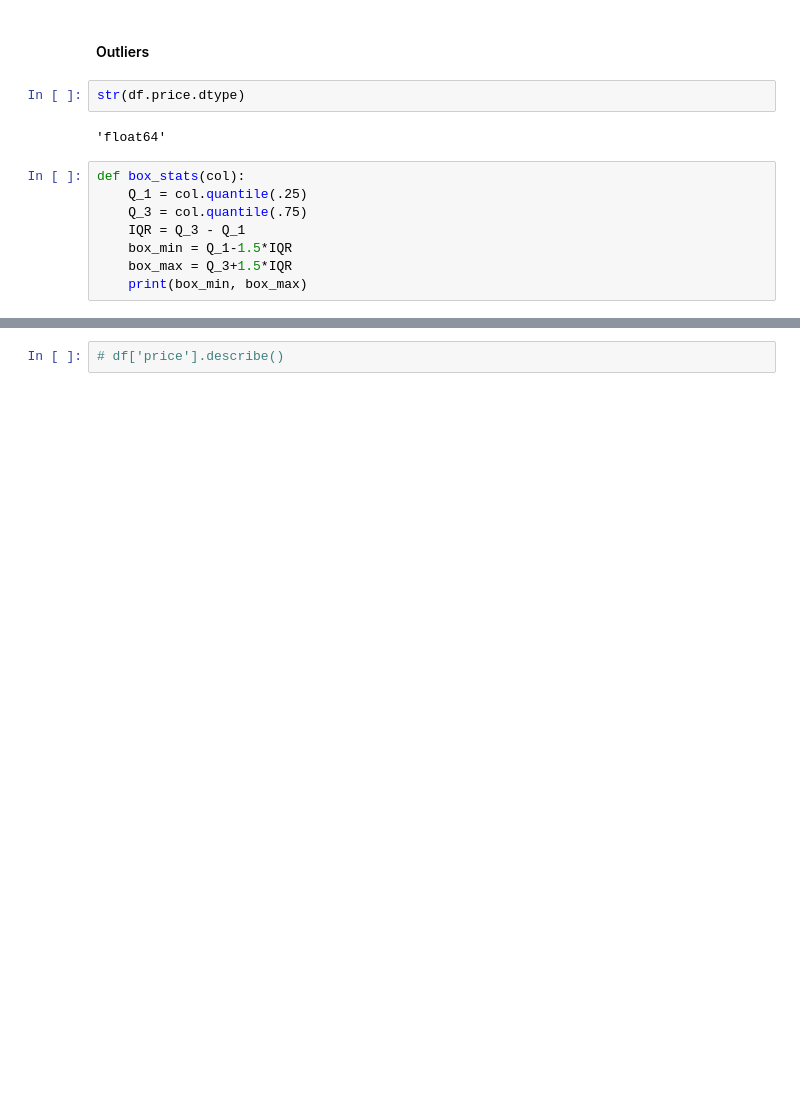
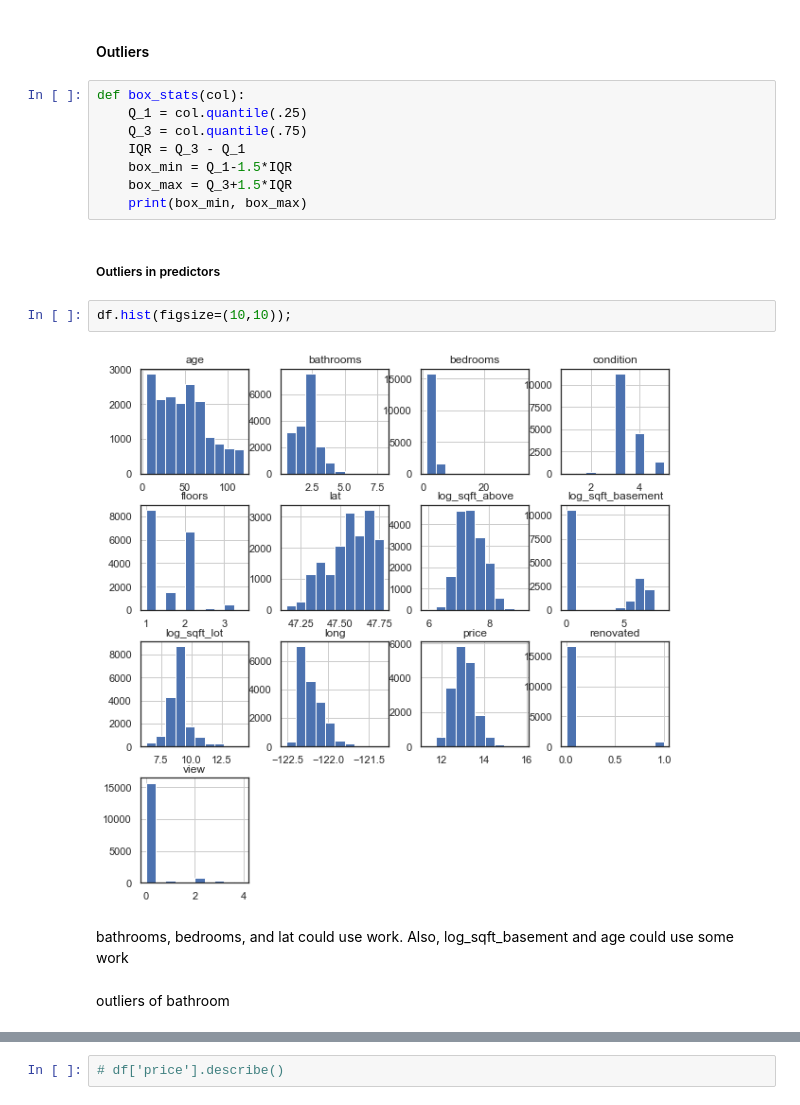
Before and after one commit to sid401/dsc-1-final-project-online-ds-sp-000, a Jupyter notebook: student.ipynb, the cells around one changed output, grey strips where cells are left out. Cells and saved outputs as stored; diff of their text form; blank space fills up the shorter version.

```diff
--- a/student.ipynb
+++ b/student.ipynb
@@ -597,10 +609,6 @@ dtypes: float64(8), int64(5)
 memory usage: 1.9 MB
 # %% [markdown]
 #### Outliers
-# %%
-str(df.price.dtype)
-# %% [output]
-'float64'
 # %%
 def box_stats(col):
     Q_1 = col.quantile(.25)
@@ -609,3 +617,13 @@ def box_stats(col):
     box_min = Q_1-1.5*IQR
     box_max = Q_3+1.5*IQR
     print(box_min, box_max)
+# %% [markdown]
+##### Outliers in predictors
+# %%
+df.hist(figsize=(10,10));
+# %% [output]
+[figure, added]
+# %% [markdown]
+bathrooms, bedrooms, and lat could use work. Also, log_sqft_basement and age could use some work
+# %% [markdown]
+outliers of bathroom
```
Also changed, not shown: parts of 143 cells of this notebook.
